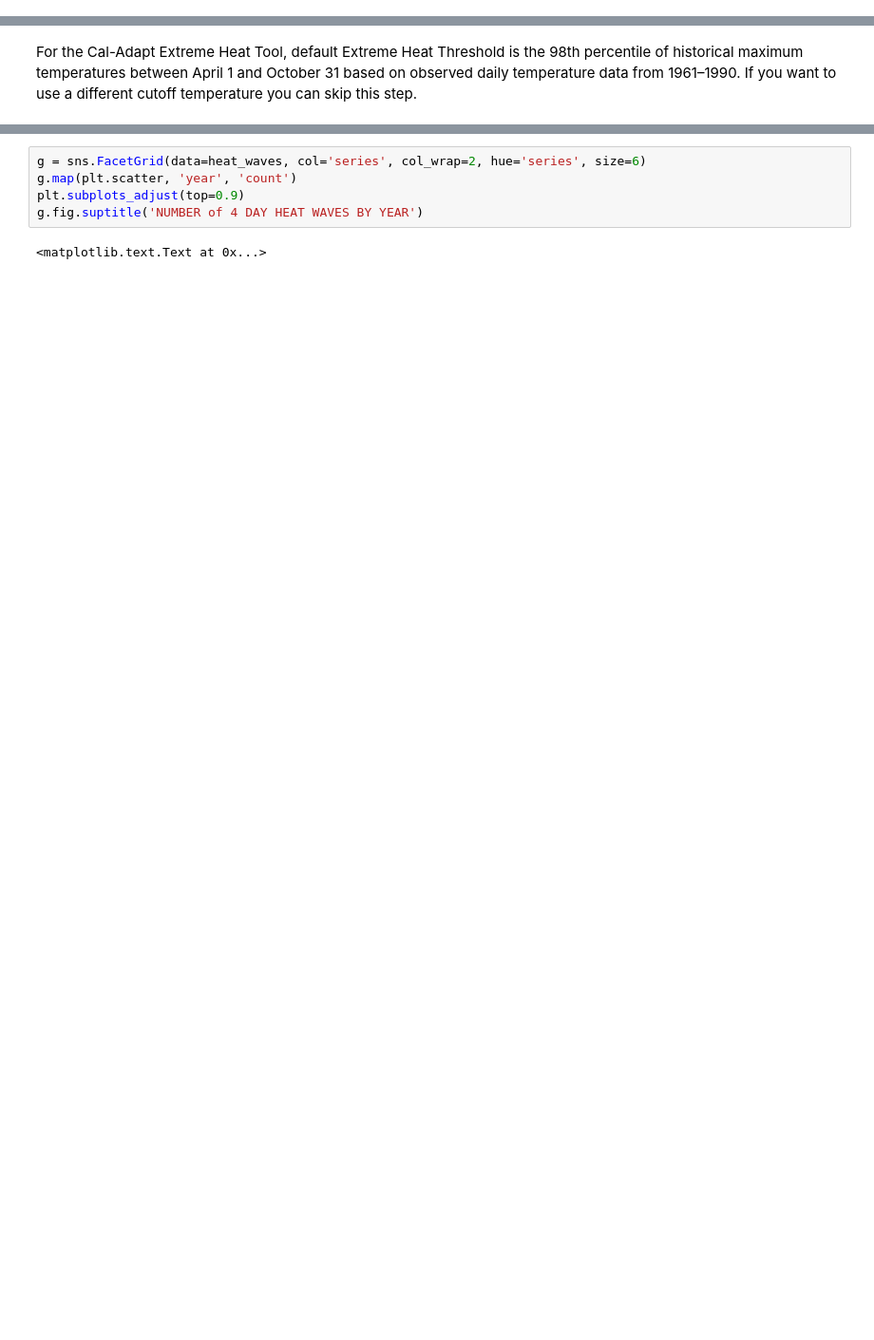
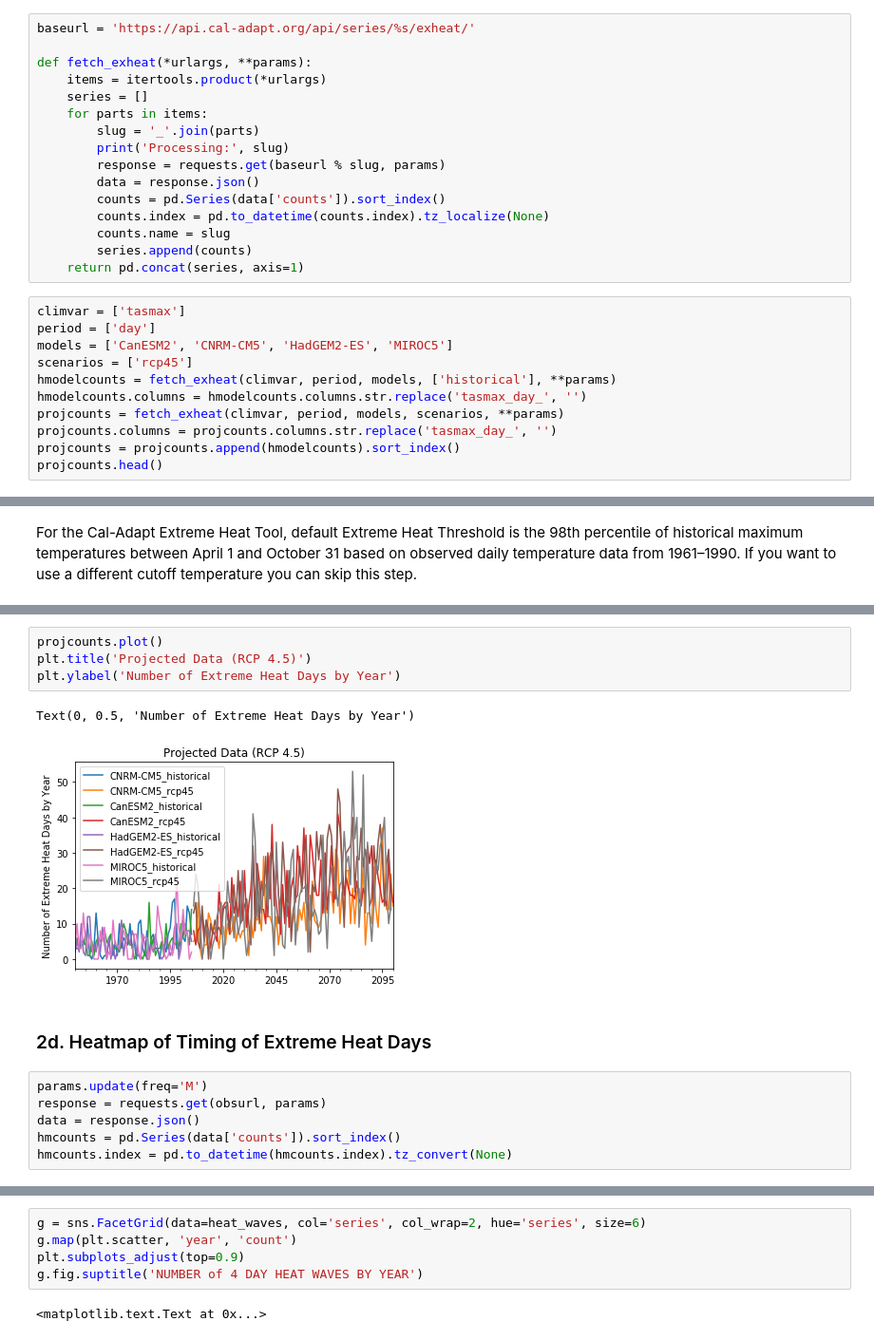
Before and after one commit to berkeley-gif/caladapt-docs, a Jupyter notebook: cookbook/daily_data_extreme_heat.ipynb, the cells around one changed output, grey strips where cells are left out. Shown at 95% size. Cells and saved outputs as stored; diff of their text form; blank space fills up the shorter version.

```diff
--- a/cookbook/daily_data_extreme_heat.ipynb
+++ b/cookbook/daily_data_extreme_heat.ipynb
@@ -257,0 +91,27 @@ Processing: tasmax_day_MIROC5_historical
+# %%
+baseurl = 'https://api.cal-adapt.org/api/series/%s/exheat/'
+
+def fetch_exheat(*urlargs, **params):
+    items = itertools.product(*urlargs)
+    series = []
+    for parts in items:
+        slug = '_'.join(parts)
+        print('Processing:', slug)
+        response = requests.get(baseurl % slug, params)
+        data = response.json()
+        counts = pd.Series(data['counts']).sort_index()
+        counts.index = pd.to_datetime(counts.index).tz_localize(None)
+        counts.name = slug
+        series.append(counts)
+    return pd.concat(series, axis=1)
+# %%
+climvar = ['tasmax']
+period = ['day']
+models = ['CanESM2', 'CNRM-CM5', 'HadGEM2-ES', 'MIROC5']
+scenarios = ['rcp45']
+hmodelcounts = fetch_exheat(climvar, period, models, ['historical'], **params)
+hmodelcounts.columns = hmodelcounts.columns.str.replace('tasmax_day_', '')
+projcounts = fetch_exheat(climvar, period, models, scenarios, **params)
+projcounts.columns = projcounts.columns.str.replace('tasmax_day_', '')
+projcounts = projcounts.append(hmodelcounts).sort_index()
+projcounts.head()
@@ -667,0 +175,15 @@ heat_waves
+# %%
+projcounts.plot()
+plt.title('Projected Data (RCP 4.5)')
+plt.ylabel('Number of Extreme Heat Days by Year')
+# %% [output]
+Text(0, 0.5, 'Number of Extreme Heat Days by Year')
+[figure, added]
+# %% [markdown]
+### 2d. Heatmap of Timing of Extreme Heat Days
+# %%
+params.update(freq='M')
+response = requests.get(obsurl, params)
+data = response.json()
+hmcounts = pd.Series(data['counts']).sort_index()
+hmcounts.index = pd.to_datetime(hmcounts.index).tz_convert(None)
```
Also changed, not shown: parts of 74 cells of this notebook, 1 other file.
